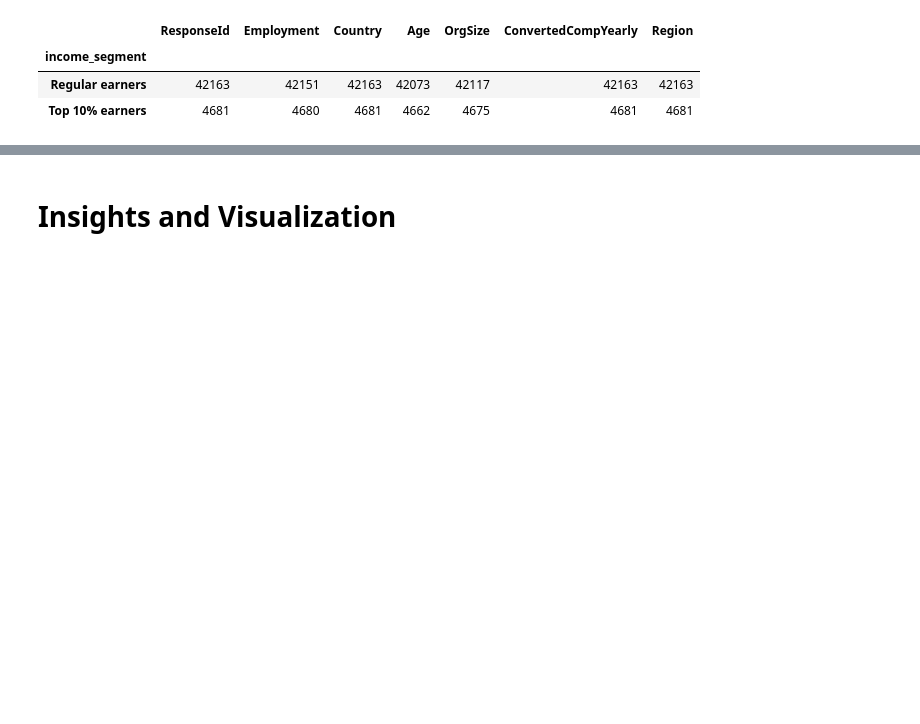
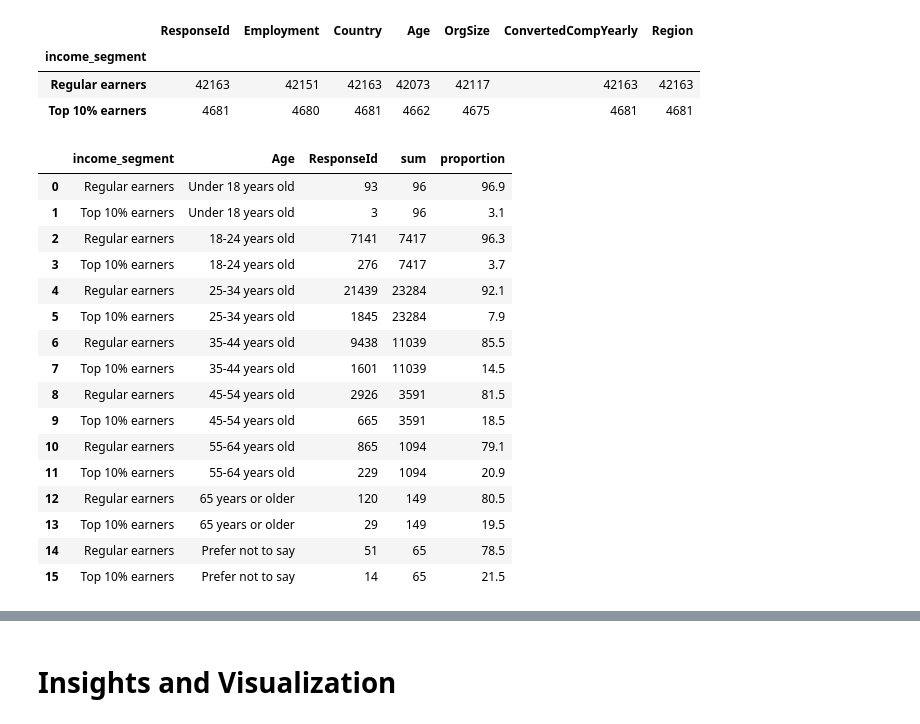
Before and after one commit to thecrossed/stack_overflow_survey_2021_analysis, a Jupyter notebook: StackOverflow_survey_2021_analysis.ipynb, the cells around one changed output, grey strips where cells are left out. Cells and saved outputs as stored; diff of their text form; code cells hidden in the pictures; blank space fills up the shorter version.

Commit message:
group by salary

```diff
--- a/StackOverflow_survey_2021_analysis.ipynb
+++ b/StackOverflow_survey_2021_analysis.ipynb
@@ -254,3 +254,31 @@ analysis_data.groupby(['income_segment']).count()
 | income_segment |  |  |  |  |  |  |  |
 | Regular earners | 42163 | 42151 | 42163 | 42073 | 42117 | 42163 | 42163 |
 | Top 10% earners | 4681 | 4680 | 4681 | 4662 | 4675 | 4681 | 4681 |
+# %%
+# calculate each proportion of income segment taking up in terms of Age
+
+analysis_data_age_aggr = analysis_data.groupby(['Age','income_segment']).count().reset_index()[['income_segment','Age','ResponseId']]
+
+analysis_data_age_aggr['sum'] = analysis_data_age_aggr['ResponseId'].groupby(analysis_data_age_aggr['Age']).transform('sum')
+
+analysis_data_age_aggr['proportion'] = round(analysis_data_age_aggr['ResponseId'] * 100 / analysis_data_age_aggr['sum'],1)
+
+analysis_data_age_aggr
+# %% [output]
+|  | income_segment | Age | ResponseId | sum | proportion |
+| 0 | Regular earners | Under 18 years old | 93 | 96 | 96.9 |
+| 1 | Top 10% earners | Under 18 years old | 3 | 96 | 3.1 |
+| 2 | Regular earners | 18-24 years old | 7141 | 7417 | 96.3 |
+| 3 | Top 10% earners | 18-24 years old | 276 | 7417 | 3.7 |
+| 4 | Regular earners | 25-34 years old | 21439 | 23284 | 92.1 |
+| 5 | Top 10% earners | 25-34 years old | 1845 | 23284 | 7.9 |
+| 6 | Regular earners | 35-44 years old | 9438 | 11039 | 85.5 |
+| 7 | Top 10% earners | 35-44 years old | 1601 | 11039 | 14.5 |
+| 8 | Regular earners | 45-54 years old | 2926 | 3591 | 81.5 |
+| 9 | Top 10% earners | 45-54 years old | 665 | 3591 | 18.5 |
+| 10 | Regular earners | 55-64 years old | 865 | 1094 | 79.1 |
+| 11 | Top 10% earners | 55-64 years old | 229 | 1094 | 20.9 |
+| 12 | Regular earners | 65 years or older | 120 | 149 | 80.5 |
+| 13 | Top 10% earners | 65 years or older | 29 | 149 | 19.5 |
+| 14 | Regular earners | Prefer not to say | 51 | 65 | 78.5 |
+| 15 | Top 10% earners | Prefer not to say | 14 | 65 | 21.5 |
```
Also changed, not shown: parts of 1 cell of this notebook.
